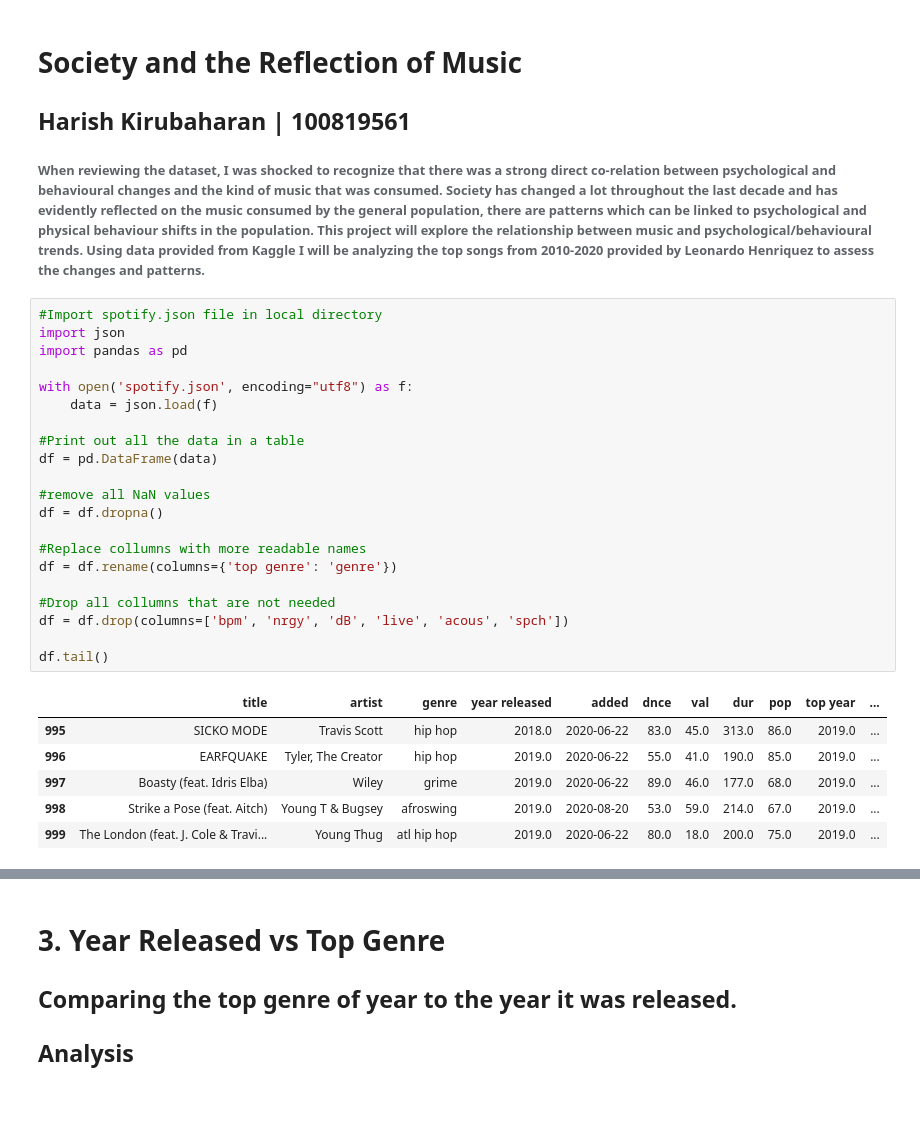
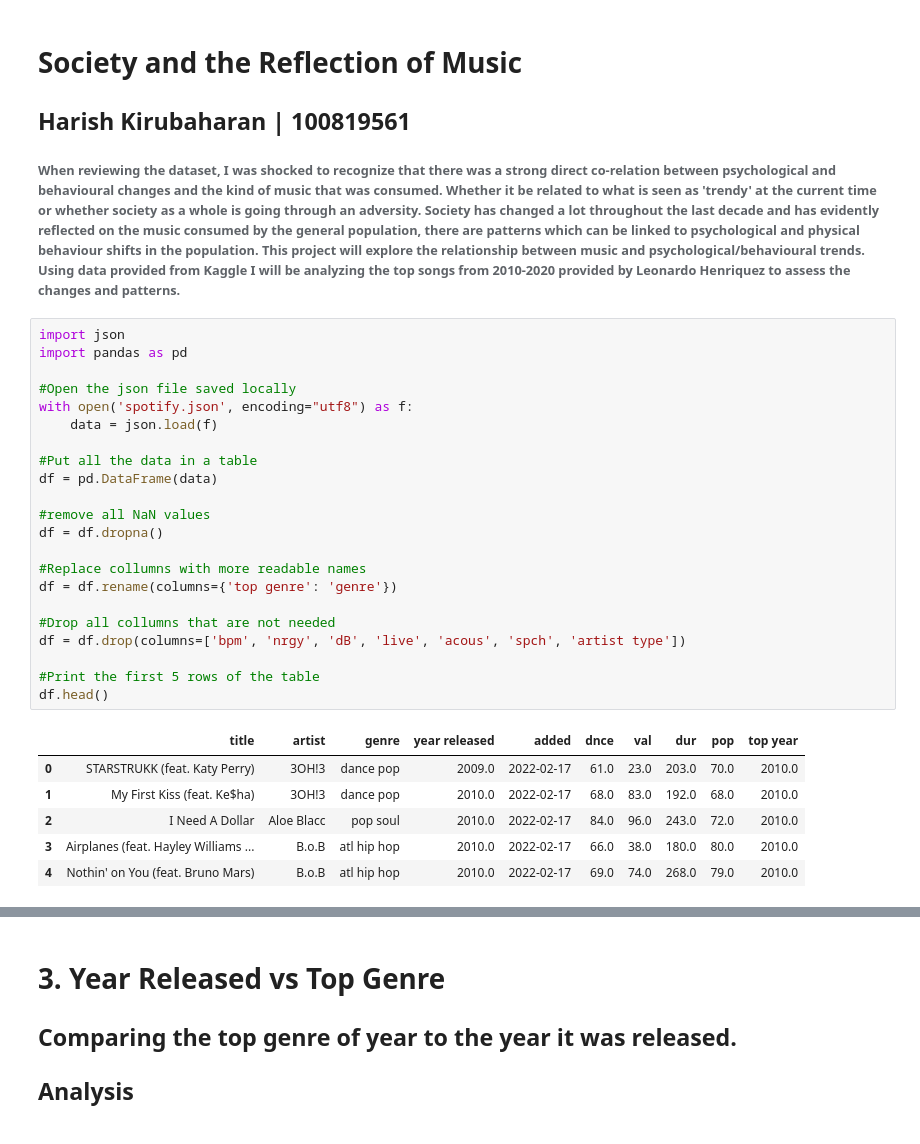
Before and after one commit to McGodFTW/jupyter_assignment1, a Jupyter notebook: main.ipynb, the cells around one changed output, grey strips where cells are left out. Drawn from its saved outputs; the diff is of its cells as text; blank space fills up the shorter version.

```diff
--- a/main.ipynb
+++ b/main.ipynb
@@ -1,33 +1,34 @@
 # %% [markdown]
 # **Society and the Reflection of Music**
 ## Harish Kirubaharan | 100819561
-###### When reviewing the dataset, I was shocked to recognize that there was a strong direct co-relation between psychological and behavioural changes and the kind of music that was consumed. Society has changed a lot throughout the last decade and has evidently reflected on the music consumed by the general population, there are patterns which can be linked to psychological and physical behaviour shifts in the population. This project will explore the relationship between music and psychological/behavioural trends. Using data provided from Kaggle I will be analyzing the top songs from 2010-2020 provided by Leonardo Henriquez to assess the changes and patterns.
+###### When reviewing the dataset, I was shocked to recognize that there was a strong direct co-relation between psychological and behavioural changes and the kind of music that was consumed. Whether it be related to what is seen as 'trendy' at the current time or whether society as a whole is going through an adversity. Society has changed a lot throughout the last decade and has evidently reflected on the music consumed by the general population, there are patterns which can be linked to psychological and physical behaviour shifts in the population. This project will explore the relationship between music and psychological/behavioural trends. Using data provided from Kaggle I will be analyzing the top songs from 2010-2020 provided by Leonardo Henriquez to assess the changes and patterns.
 # %%
-#Import spotify.json file in local directory
 import json
 import pandas as pd
 
+#Open the json file saved locally
 with open('spotify.json', encoding="utf8") as f:
     data = json.load(f)
 
-#Print out all the data in a table
+#Put all the data in a table
 df = pd.DataFrame(data)
 
 #remove all NaN values
 df = df.dropna()
 
 #Replace collumns with more readable names
 df = df.rename(columns={'top genre': 'genre'})
 
 #Drop all collumns that are not needed
-df = df.drop(columns=['bpm', 'nrgy', 'dB', 'live', 'acous', 'spch'])
+df = df.drop(columns=['bpm', 'nrgy', 'dB', 'live', 'acous', 'spch', 'artist type'])
 
-df.tail()
+#Print the first 5 rows of the table
+df.head()
 # %% [output]
-|  | title | artist | genre | year released | added | dnce | val | dur | pop | top year | ... |
-| 995 | SICKO MODE | Travis Scott | hip hop | 2018.0 | 2020‑06‑22 | 83.0 | 45.0 | 313.0 | 86.0 | 2019.0 | ... |
-| 996 | EARFQUAKE | Tyler, The Creator | hip hop | 2019.0 | 2020‑06‑22 | 55.0 | 41.0 | 190.0 | 85.0 | 2019.0 | ... |
-| 997 | Boasty (feat. Idris Elba) | Wiley | grime | 2019.0 | 2020‑06‑22 | 89.0 | 46.0 | 177.0 | 68.0 | 2019.0 | ... |
-| 998 | Strike a Pose (feat. Aitch) | Young T & Bugsey | afroswing | 2019.0 | 2020‑08‑20 | 53.0 | 59.0 | 214.0 | 67.0 | 2019.0 | ... |
-| 999 | The London (feat. J. Cole & Travi... | Young Thug | atl hip hop | 2019.0 | 2020‑06‑22 | 80.0 | 18.0 | 200.0 | 75.0 | 2019.0 | ... |
+|  | title | artist | genre | year released | added | dnce | val | dur | pop | top year |
+| 0 | STARSTRUKK (feat. Katy Perry) | 3OH!3 | dance pop | 2009.0 | 2022‑02‑17 | 61.0 | 23.0 | 203.0 | 70.0 | 2010.0 |
+| 1 | My First Kiss (feat. Ke$ha) | 3OH!3 | dance pop | 2010.0 | 2022‑02‑17 | 68.0 | 83.0 | 192.0 | 68.0 | 2010.0 |
+| 2 | I Need A Dollar | Aloe Blacc | pop soul | 2010.0 | 2022‑02‑17 | 84.0 | 96.0 | 243.0 | 72.0 | 2010.0 |
+| 3 | Airplanes (feat. Hayley Williams ... | B.o.B | atl hip hop | 2010.0 | 2022‑02‑17 | 66.0 | 38.0 | 180.0 | 80.0 | 2010.0 |
+| 4 | Nothin' on You (feat. Bruno Mars) | B.o.B | atl hip hop | 2010.0 | 2022‑02‑17 | 69.0 | 74.0 | 268.0 | 79.0 | 2010.0 |
 # %% [markdown]
```
Also changed, not shown: parts of 6 cells of this notebook.
